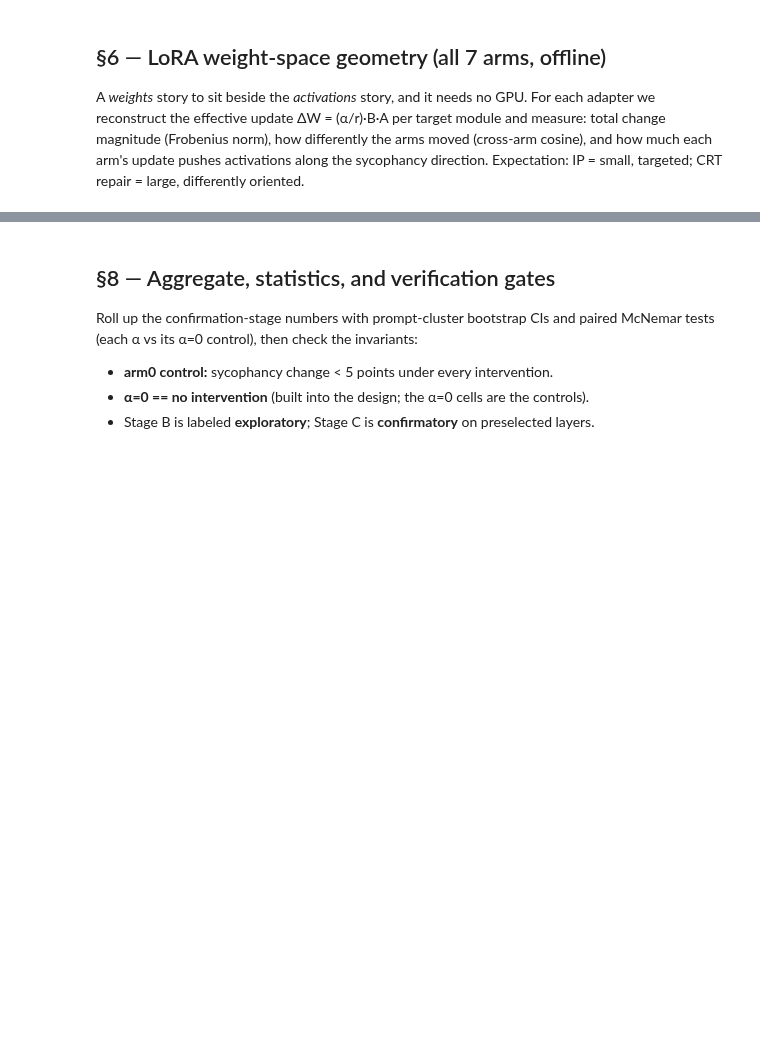
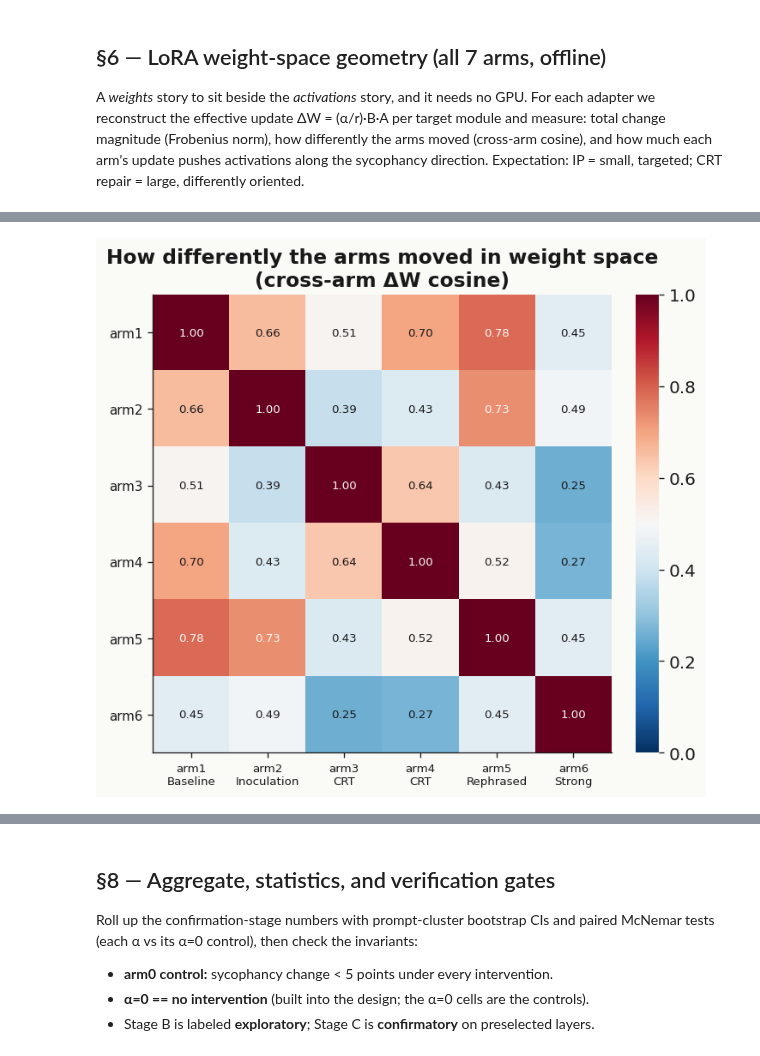
Before and after one commit to Ayesha-Imr/inoculate-or-reflect, a Jupyter notebook: notebooks/phase4_mechanistic_nnsight.ipynb, the cells around one changed output, grey strips where cells are left out. Saved outputs shown, nothing was run; the diff lists cells and outputs as text; code cells hidden in the pictures; blank space fills up the shorter version.

```diff
--- a/notebooks/phase4_mechanistic_nnsight.ipynb
+++ b/notebooks/phase4_mechanistic_nnsight.ipynb
@@ -834,0 +1053,80 @@ savefig(fig, "fig6_lora_norm"); plt.show()
+# %%
+# §6 (cont.) — two geometry views of the SAME ΔW (reuses `lora`; CPU).
+#   (A) cross-arm cosine: how similarly two arms moved in weight space.
+#   (B) sycophancy-axis alignment of residual-writing modules (o_proj + down_proj).
+import math
+import numpy as np
+set_style()
+arms6 = [a for a in ALL_ARMS if a != 'arm0']
+n6 = len(arms6)
+
+# (A) cross-arm cosine via one-pass Gram accumulation (reads each ΔW once).
+common = sorted(set.intersection(*[set(lora[a]) for a in arms6]))
+G = np.zeros((n6, n6), dtype=np.float64)
+for m in common:
+    M = torch.stack([lora[a][m].reshape(-1) for a in arms6])  # [n6, N]
+    G += (M @ M.T).double().cpu().numpy()
+    del M
+dg = np.sqrt(np.diag(G))
+C = G / np.outer(dg, dg)
+
+# (B) sycophancy-axis alignment of residual-writing modules.
+d_np = d_task.detach().cpu().numpy() if torch.is_tensor(d_task) else np.asarray(d_task)
+def layer_of(name):
+    parts = name.split('.layers.')
+    if len(parts) < 2: return None
+    tail = parts[1].split('.')[0]
+    return int(tail) if tail.isdigit() else None
+align = {}
+for a in arms6:
+    num = den = 0.0
+    for m, W in lora[a].items():
+        if not (m.endswith('o_proj') or m.endswith('down_proj')):
+            continue
+        L = layer_of(m)
+        if L is None:
+            continue
+        dL = torch.tensor(d_np[L], dtype=W.dtype)
+        num += float((dL @ W).norm()); den += float(W.norm())
+    align[a] = num / den if den else float('nan')
+
+idx = {a: i for i, a in enumerate(arms6)}
+chance = 1.0 / math.sqrt(HIDDEN)
+print('syco-axis alignment:', {a: round(v, 3) for a, v in align.items()})
+print('CRT-CRT cosine (arm3,arm4):', round(float(C[idx['arm3'], idx['arm4']]), 2))
+ip = ['arm2', 'arm5', 'arm6']
+print('IP-IP mean cosine (arm2/5/6):', round(float(np.mean([C[idx[i], idx[j]] for k, i in enumerate(ip) for j in ip[k+1:]])), 2))
+print(f'random-chance alignment floor ~ {chance:.3f}')
+
+# ---- Figure A: cross-arm cosine heatmap (standalone) ----
+figA, ax = plt.subplots(figsize=(6.6, 5.6))
+ax.grid(False)
+im = ax.imshow(C, cmap='RdBu_r', vmin=0, vmax=1)
+ax.set_xticks(range(n6)); ax.set_yticks(range(n6))
+ax.set_xticklabels([f"{a}\n{METHOD_NAMES[a].split()[0]}" for a in arms6], fontsize=8)
+ax.set_yticklabels(arms6, fontsize=9)
+for i in range(n6):
+    for j in range(n6):
+        ax.text(j, i, f'{C[i, j]:.2f}', ha='center', va='center', fontsize=8,
+                color=INK if C[i, j] < 0.7 else GROUND)
+ax.set_title('How differently the arms moved in weight space\n(cross-arm ΔW cosine)')
+cb = figA.colorbar(im, ax=ax, fraction=0.046, pad=0.04); cb.outline.set_visible(False)
+figA.tight_layout()
+savefig(figA, 'fig6b_lora_cosine'); plt.show()
+
+# ---- Figure B: sycophancy-axis alignment (standalone, honest y from 0) ----
+figB, ax = plt.subplots(figsize=(7.2, 4.6))
+xb = list(range(n6))
+ax.bar(xb, [align[a] for a in arms6], color=[ARM_COLORS[a] for a in arms6], width=0.72)
+for i, a in enumerate(arms6):
+    ax.text(i, align[a], f'{align[a]:.3f}', ha='center', va='bottom', fontsize=9)
+ax.axhline(chance, color=INK, lw=1, ls='--')
+ax.text(n6 - 0.5, chance, '  random chance', va='bottom', ha='right', fontsize=8, color=INK)
+ax.set_ylim(0, max(0.06, max(align.values()) * 1.3))
+ax.set_xticks(xb); ax.set_xticklabels([f"{a}\n{METHOD_NAMES[a].split()[0]}" for a in arms6], fontsize=8)
+ax.grid(axis='x', visible=False)
+ax.set_ylabel('fraction of residual-writing\nΔW energy on the sycophancy axis')
+ax.set_title("No arm's weights are specially oriented toward sycophancy")
+figB.tight_layout()
+savefig(figB, 'fig6c_lora_alignment'); plt.show()
+# %% [output]
@@ -834,0 +1138 @@ savefig(fig, "fig6_lora_norm"); plt.show()
+[figure, added]
```
Also changed, not shown: parts of 40 cells of this notebook, 1 other file.
